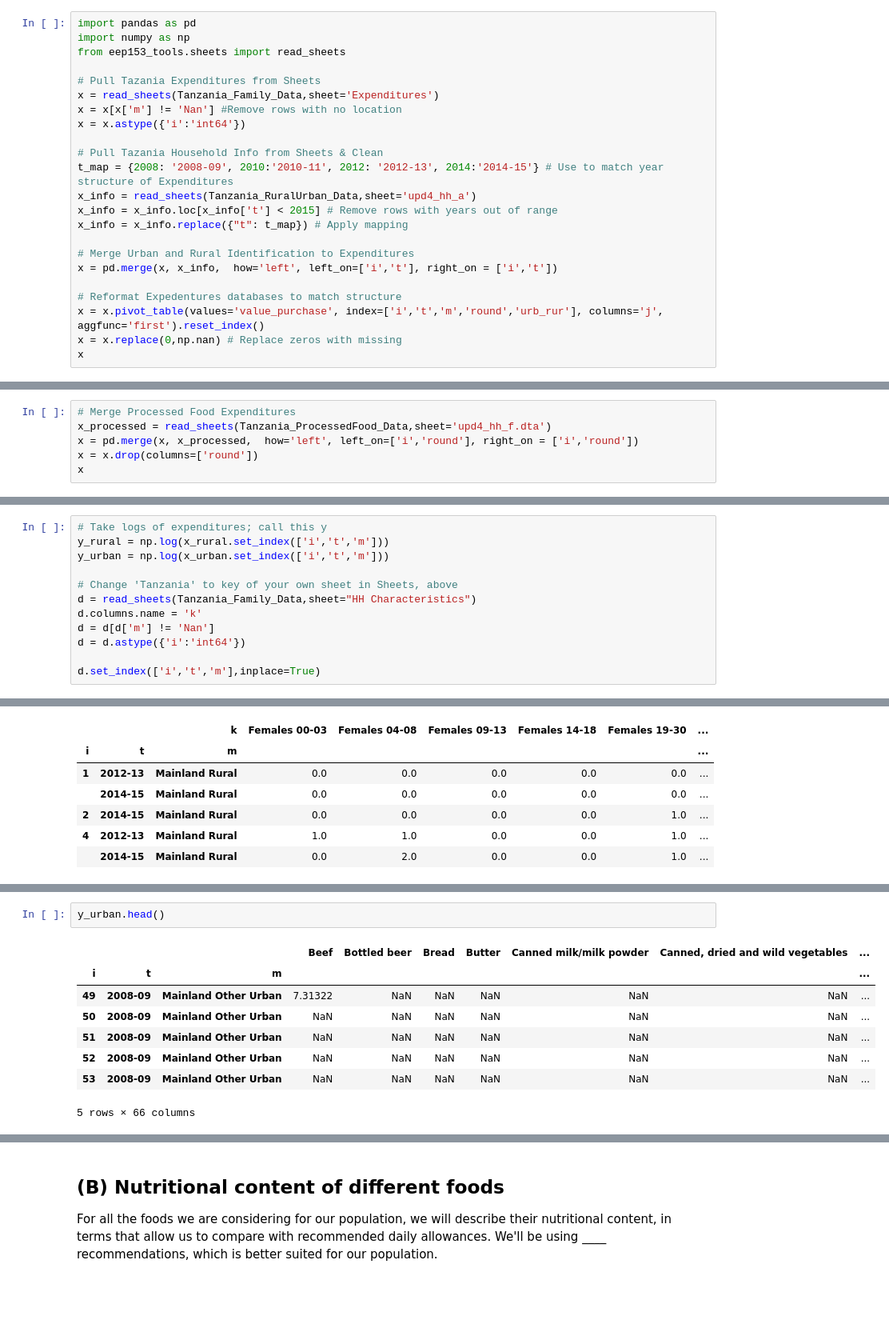
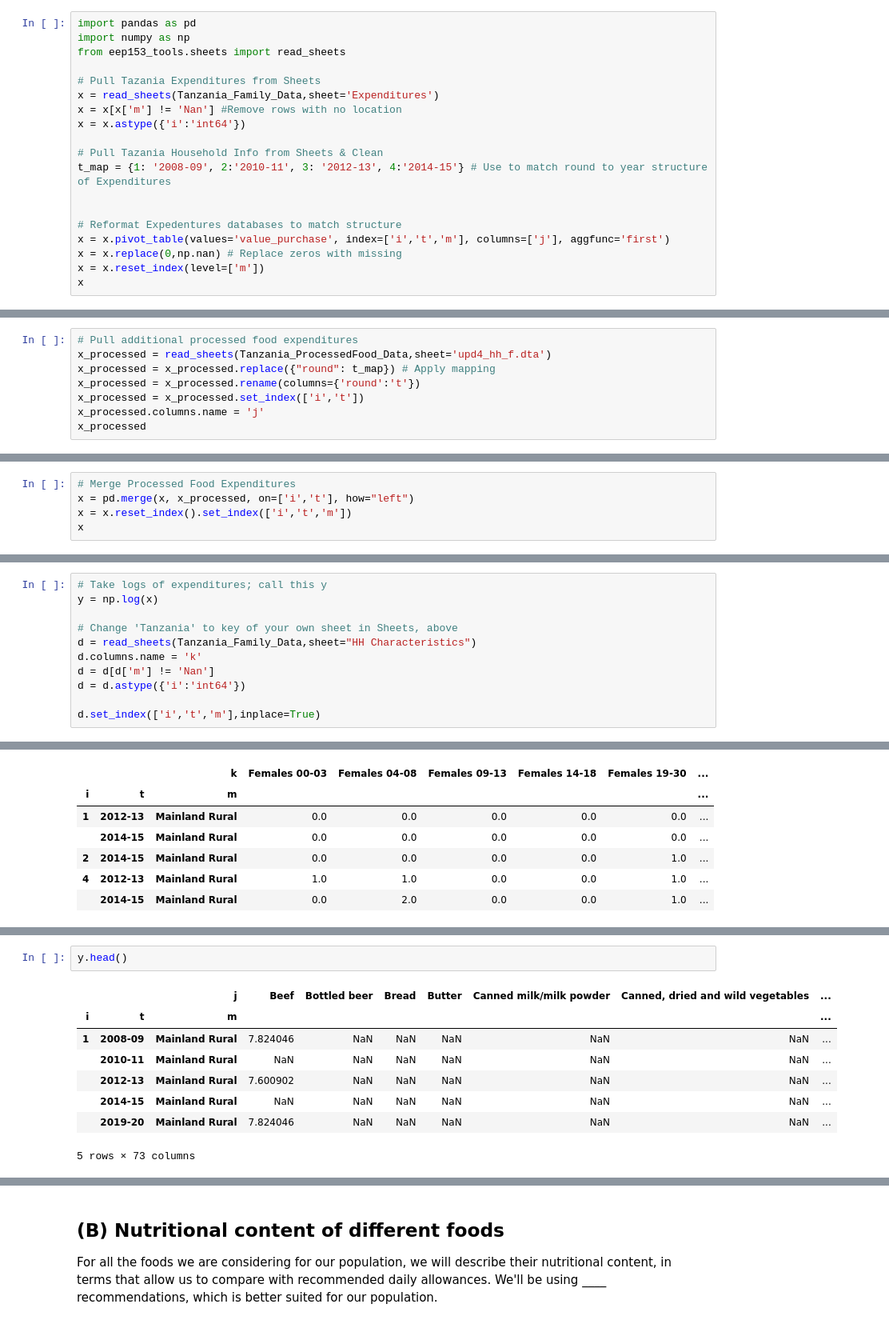
Before and after one commit to vkeroles/EEP153-SP23-Proj3, a Jupyter notebook: Team_E_food_demand.ipynb, the cells around one changed output, grey strips where cells are left out. Shown at 80% size. Cells and saved outputs as stored; diff of their text form; blank space fills up the shorter version.

```diff
--- a/Team_E_food_demand.ipynb
+++ b/Team_E_food_demand.ipynb
@@ -53,17 +53,13 @@ x = x[x['m'] != 'Nan'] #Remove rows with no location
 x = x.astype({'i':'int64'})
 
 # Pull Tazania Household Info from Sheets & Clean
-t_map = {2008: '2008-09', 2010:'2010-11', 2012: '2012-13', 2014:'2014-15'} # Use to match year structure of Expenditures
-x_info = read_sheets(Tanzania_RuralUrban_Data,sheet='upd4_hh_a')
-x_info = x_info.loc[x_info['t'] < 2015] # Remove rows with years out of range
-x_info = x_info.replace({"t": t_map}) # Apply mapping
+t_map = {1: '2008-09', 2:'2010-11', 3: '2012-13', 4:'2014-15'} # Use to match round to year structure of Expenditures
 
-# Merge Urban and Rural Identification to Expenditures
-x = pd.merge(x, x_info,  how='left', left_on=['i','t'], right_on = ['i','t'])
 
 # Reformat Expedentures databases to match structure
-x = x.pivot_table(values='value_purchase', index=['i','t','m','round','urb_rur'], columns='j', aggfunc='first').reset_index()
+x = x.pivot_table(values='value_purchase', index=['i','t','m'], columns=['j'], aggfunc='first')
 x = x.replace(0,np.nan) # Replace zeros with missing
+x = x.reset_index(level=['m'])
 x
 # %% [output]
 Key available for students@eep153.iam.gserviceaccount.com.
@@ -83,0 +80,8 @@ Key available for students@eep153.iam.gserviceaccount.com.
+# %%
+# Pull additional processed food expenditures
+x_processed = read_sheets(Tanzania_ProcessedFood_Data,sheet='upd4_hh_f.dta')
+x_processed = x_processed.replace({"round": t_map}) # Apply mapping
+x_processed = x_processed.rename(columns={'round':'t'})
+x_processed = x_processed.set_index(['i','t'])
+x_processed.columns.name = 'j'
+x_processed
@@ -84,7 +104,6 @@ Key available for students@eep153.iam.gserviceaccount.com.
 # %%
 # Merge Processed Food Expenditures
-x_processed = read_sheets(Tanzania_ProcessedFood_Data,sheet='upd4_hh_f.dta')
-x = pd.merge(x, x_processed,  how='left', left_on=['i','round'], right_on = ['i','round'])
-x = x.drop(columns=['round'])
+x = pd.merge(x, x_processed, on=['i','t'], how="left")
+x = x.reset_index().set_index(['i','t','m'])
 x
 # %% [output]
@@ -143,7 +124,6 @@ x_urban
 # %%
 # Take logs of expenditures; call this y
-y_rural = np.log(x_rural.set_index(['i','t','m']))
-y_urban = np.log(x_urban.set_index(['i','t','m']))
+y = np.log(x)
 
 # Change 'Tanzania' to key of your own sheet in Sheets, above
 d = read_sheets(Tanzania_Family_Data,sheet="HH Characteristics")
@@ -178,14 +147,14 @@ y_rural.head()
 # %%
-y_urban.head()
+y.head()
 # %% [output]
-|  |  |  | Beef | Bottled beer | Bread | Butter | Canned milk/milk powder | Canned, dried and wild vegetables | ... |
+|  |  | j | Beef | Bottled beer | Bread | Butter | Canned milk/milk powder | Canned, dried and wild vegetables | ... |
 | i | t | m |  |  |  |  |  |  | ... |
-| 49 | 2008-09 | Mainland Other Urban | 7.31322 | NaN | NaN | NaN | NaN | NaN | ... |
-| 50 | 2008-09 | Mainland Other Urban | NaN | NaN | NaN | NaN | NaN | NaN | ... |
-| 51 | 2008-09 | Mainland Other Urban | NaN | NaN | NaN | NaN | NaN | NaN | ... |
-| 52 | 2008-09 | Mainland Other Urban | NaN | NaN | NaN | NaN | NaN | NaN | ... |
-| 53 | 2008-09 | Mainland Other Urban | NaN | NaN | NaN | NaN | NaN | NaN | ... |
+| 1 | 2008-09 | Mainland Rural | 7.824046 | NaN | NaN | NaN | NaN | NaN | ... |
+|  | 2010-11 | Mainland Rural | NaN | NaN | NaN | NaN | NaN | NaN | ... |
+|  | 2012-13 | Mainland Rural | 7.600902 | NaN | NaN | NaN | NaN | NaN | ... |
+|  | 2014-15 | Mainland Rural | NaN | NaN | NaN | NaN | NaN | NaN | ... |
+|  | 2019-20 | Mainland Rural | 7.824046 | NaN | NaN | NaN | NaN | NaN | ... |
-5 rows × 66 columns
+5 rows × 73 columns
 # %%
 from cfe.estimation import drop_columns_wo_covariance
 
```
Also changed, not shown: parts of 16 cells of this notebook.
